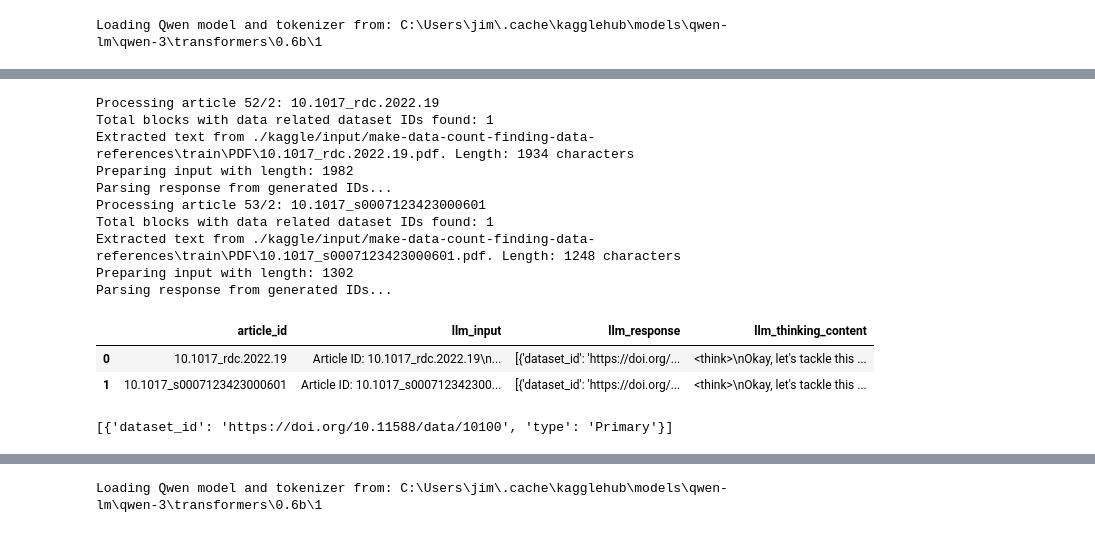
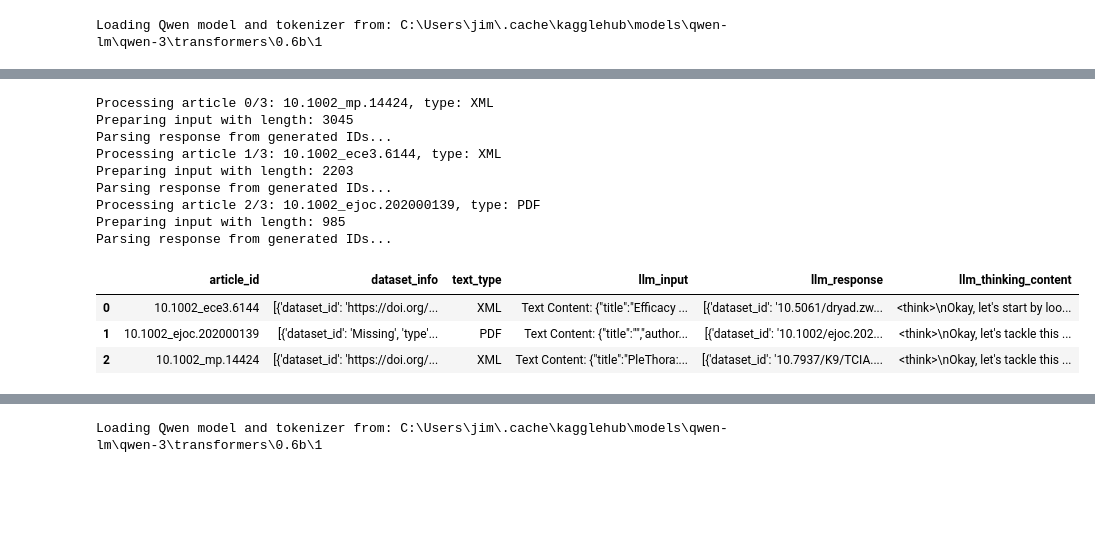
Before and after one commit to JimGile/make-data-count-classifier, a Jupyter notebook: mdc-one-shot-qwen-brute-force.ipynb, the cells around one changed output, grey strips where cells are left out. Drawn from its saved outputs; the diff is of its cells as text; code cells hidden in the pictures; blank space fills up the shorter version.

```diff
--- a/mdc-one-shot-qwen-brute-force.ipynb
+++ b/mdc-one-shot-qwen-brute-force.ipynb
@@ -814,12 +917,13 @@ train_file_paths_df
 # kagglehub.model_download("qwen-lm/qwen-3/transformers/0.6b")
 #max_new_tokens=32768
 class QwenModelEval:
-    def __init__(self, model_name, sys_prompt, enable_thinking=True, max_new_tokens=1024):
+    def __init__(self, model_name, sys_prompt, enable_thinking=True, max_new_tokens=1024, max_input_length=8200):
         print(f"Loading Qwen model and tokenizer from: {model_name}")
         self.model_name = model_name
         self.sys_prompt = sys_prompt
         self.enable_thinking = enable_thinking  # Enable or disable thinking mode
         self.max_new_tokens = max_new_tokens  # Set the maximum number of new tokens to generate
+        self.max_input_length = max_input_length  # Set the maximum input length for the model
         # Load the tokenizer and model
         # Using trust_remote_code=True to allow custom model code execution
         self.tokenizer = AutoTokenizer.from_pretrained(model_name, trust_remote_code=True)
@@ -850,7 +954,7 @@ class QwenModelEval:
     def _get_inputs(self, user_input):
         """Prepare the input for the model based on user input."""
         # Trim the user input to a maximum length for better performance
-        user_input = user_input[:4096]  # Limit input length to 4096 characters
+        user_input = user_input[:self.max_input_length]  # Limit input length to 4096 characters
         print(f"Preparing input with length: {len(user_input)}")
         # Create the messages for the chat template
         messages = [
@@ -1015,3 +1156,14 @@ def process_articles(file_paths_df: pd.DataFrame, model) -> pd.DataFrame:
         })
 
     return pd.DataFrame(results).sort_values(by=["article_id"]).reset_index(drop=True)
+# %%
+# Load the training file paths DataFrame from the CSV file
+train_file_paths_df = pd.read_csv(os.path.join(BASE_OUTPUT_DIR, 'train_file_paths.csv'))
+# Load the test file paths DataFrame from the CSV file
+test_file_paths_df = pd.read_csv(os.path.join(BASE_OUTPUT_DIR, 'test_file_paths.csv'))
+# Display the first few rows of the training file paths DataFrame
+print(f"Training file paths DataFrame shape: {train_file_paths_df.shape}")
+display(train_file_paths_df.head(3))
+# Display the first few rows of the test file paths DataFrame
+print(f"Test file paths DataFrame shape: {test_file_paths_df.shape}")
+display(test_file_paths_df.head(3))
@@ -1017,0 +1181,7 @@ def process_articles(file_paths_df: pd.DataFrame, model) -> pd.DataFrame:
+# %%
+# Fill NaN values in the 'xml_type' column with None
+train_file_paths_df['xml_type'] = train_file_paths_df['xml_type'].fillna('')
+train_file_paths_df['xml_text'] = train_file_paths_df['xml_text'].fillna('')
+test_file_paths_df['xml_type'] = test_file_paths_df['xml_type'].fillna('')
+test_file_paths_df['xml_text'] = test_file_paths_df['xml_text'].fillna('')
+test_file_paths_df
@@ -1017,0 +1206,3 @@ def process_articles(file_paths_df: pd.DataFrame, model) -> pd.DataFrame:
+# %%
+test_file_paths_df_2 = test_file_paths_df.copy().sample(3, random_state=42).reset_index(drop=True)
+test_file_paths_df_2
@@ -1018,19 +1214,19 @@ def process_articles(file_paths_df: pd.DataFrame, model) -> pd.DataFrame:
 # %%
-processed_articles_df = process_articles(train_file_paths_df_3, inference_model)
+processed_articles_df = process_articles(test_file_paths_df_2, inference_model)
 processed_articles_df
 # %% [output]
-Processing article 52/2: 10.1017_rdc.2022.19
-Total blocks with data related dataset IDs found: 1
-Extracted text from ./kaggle/input/make-data-count-finding-data-references\train\PDF\10.1017_rdc.2022.19.pdf. Length: 1934 characters
-Preparing input with length: 1982
+Processing article 0/3: 10.1002_mp.14424, type: XML
+Preparing input with length: 3045
 Parsing response from generated IDs...
-Processing article 53/2: 10.1017_s0007123423000601
-Total blocks with data related dataset IDs found: 1
-Extracted text from ./kaggle/input/make-data-count-finding-data-references\train\PDF\10.1017_s0007123423000601.pdf. Length: 1248 characters
-Preparing input with length: 1302
+Processing article 1/3: 10.1002_ece3.6144, type: XML
+Preparing input with length: 2203
 Parsing response from generated IDs...
+Processing article 2/3: 10.1002_ejoc.202000139, type: PDF
+Preparing input with length: 985
+Parsing response from generated IDs...
-|  | article_id | llm_input | llm_response | llm_thinking_content |
-| 0 | 10.1017_rdc.2022.19 | Article ID: 10.1017_rdc.2022.19\n... | [{'dataset_id': 'https://doi.org/... | <think>\nOkay, let's tackle this ... |
-| 1 | 10.1017_s0007123423000601 | Article ID: 10.1017_s000712342300... | [{'dataset_id': 'https://doi.org/... | <think>\nOkay, let's tackle this ... |
+|  | article_id | dataset_info | text_type | llm_input | llm_response | llm_thinking_content |
+| 0 | 10.1002_ece3.6144 | [{'dataset_id': 'https://doi.org/... | XML | Text Content: {"title":"Efficacy ... | [{'dataset_id': '10.5061/dryad.zw... | <think>\nOkay, let's start by loo... |
+| 1 | 10.1002_ejoc.202000139 | [{'dataset_id': 'Missing', 'type'... | PDF | Text Content: {"title":"","author... | [{'dataset_id': '10.1002/ejoc.202... | <think>\nOkay, let's tackle this ... |
+| 2 | 10.1002_mp.14424 | [{'dataset_id': 'https://doi.org/... | XML | Text Content: {"title":"PleThora:... | [{'dataset_id': '10.7937/K9/TCIA.... | <think>\nOkay, let's tackle this ... |
 # %%
 # Save processed_articles_df to CSV
@@ -1038,12 +1234,3 @@ processed_articles_df.to_csv("processed_articles.csv", index=False)
-# %%
-import json
-#response_text = processed_articles_df[processed_articles_df['article_id']=='10.1017_rdc.2022.19']['llm_response']
-response_text = processed_articles_df.loc[processed_articles_df['article_id'] == '10.1017_rdc.2022.19', 'llm_response'].values
-response_text[0]
-# parsed_json = json.loads(response_text[0])
-# print(parsed_json)
-# %% [output]
-[{'dataset_id': 'https://doi.org/10.11588/data/10100', 'type': 'Primary'}]
 # %%
 test_set_processed_articles_df = process_articles(test_file_paths_df, inference_model)
 test_set_processed_articles_df.to_csv("test_set_processed_articles.csv", index=False)
```
Also changed, not shown: parts of 25 cells of this notebook, 6 other files.
